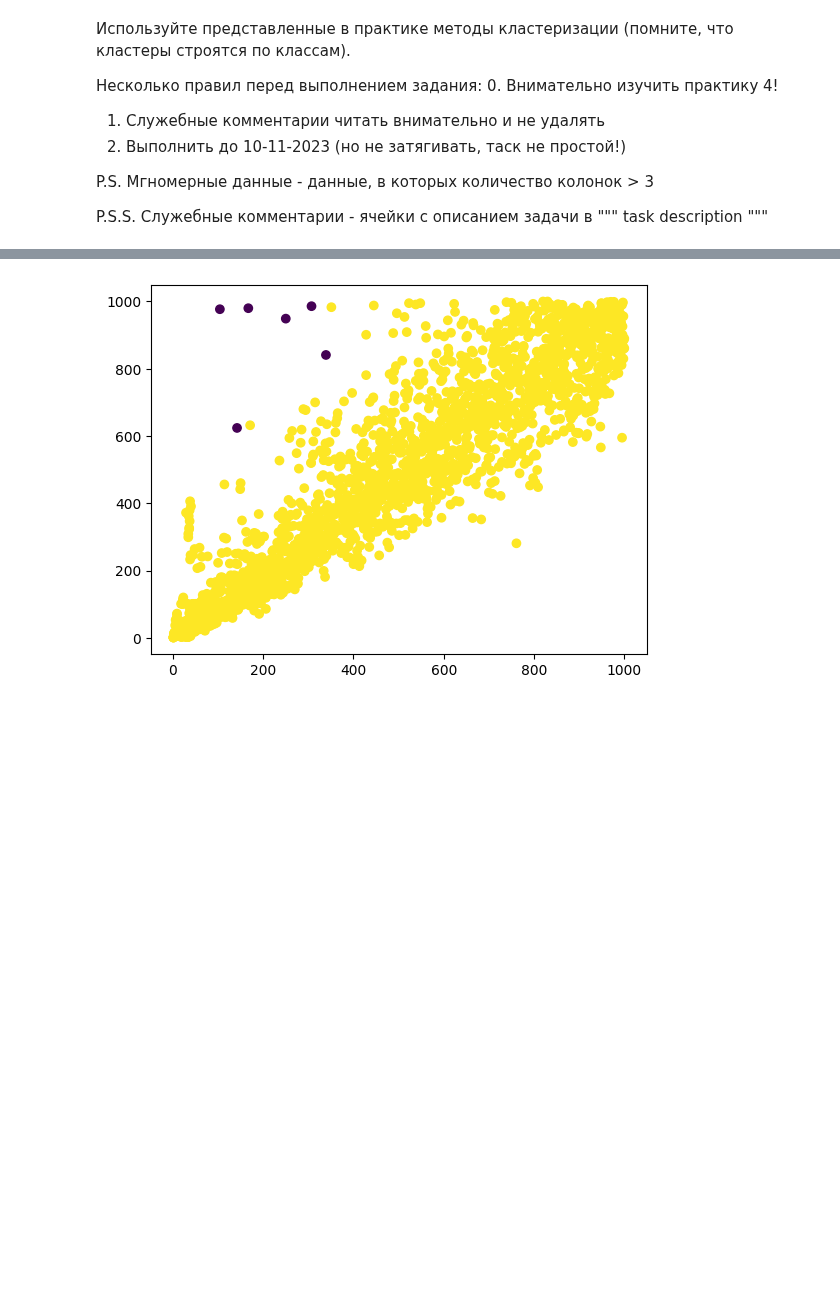
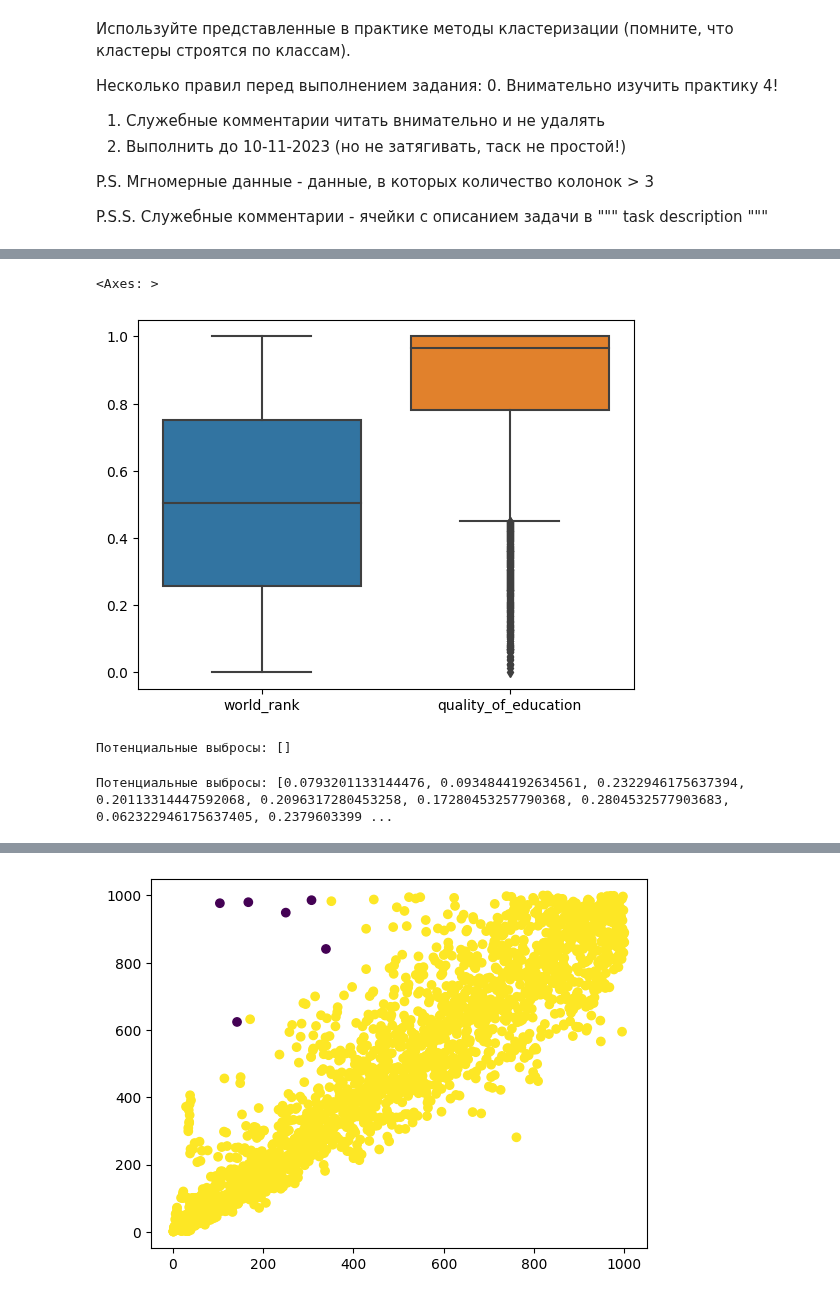
Before and after one commit to shyguuy/lab, a Jupyter notebook: lab4/Задание_4.ipynb, the cells around one changed output, grey strips where cells are left out. Saved outputs shown, nothing was run; the diff lists cells and outputs as text; code cells hidden in the pictures; blank space fills up the shorter version.

```diff
--- a/lab4/Задание_4.ipynb
+++ b/lab4/Задание_4.ipynb
@@ -216,0 +233,3 @@ df_cluster
+# %%
+df_cluster1 = df_cluster[["world_rank","quality_of_education"]]
+df_cluster1
@@ -216,0 +250,30 @@ df_cluster
+# %%
+import seaborn as sns
+sns.boxplot(df_cluster1)
+# %% [output]
+<Axes: >
+[figure, added]
+# %%
+Q1 = df_cluster1["world_rank"].quantile(0.25)
+Q3 = df_cluster1['world_rank'].quantile(0.75)
+IQR = Q3-Q1
+lower = Q1 - 1.5*IQR
+upper = Q3 + 1.5*IQR
+
+outliers1 = [x1 for x1 in df_cluster1["world_rank"] if ((x1 < lower) or (x1 > upper))]#При помощи межквартильного размаха
+
+print("Потенциальные выбросы:", outliers1)
+# %% [output]
+Потенциальные выбросы: []
+# %%
+Q1 = df_cluster1["quality_of_education"].quantile(0.25)
+Q3 = df_cluster1['quality_of_education'].quantile(0.75)
+IQR = Q3-Q1
+lower = Q1 - 1.5*IQR
+upper = Q3 + 1.5*IQR
+
+outliers2 = [x1 for x1 in df_cluster1["quality_of_education"] if ((x1 < lower) or (x1 > upper))]#При помощи межквартильного размаха
+
+print("Потенциальные выбросы:", outliers2)
+# %% [output]
+Потенциальные выбросы: [0.0793201133144476, 0.0934844192634561, 0.2322946175637394, 0.20113314447592068, 0.2096317280453258, 0.17280453257790368, 0.2804532577903683, 0.062322946175637405, 0.2379603399 ...
```
Also changed, not shown: parts of 23 cells of this notebook.
